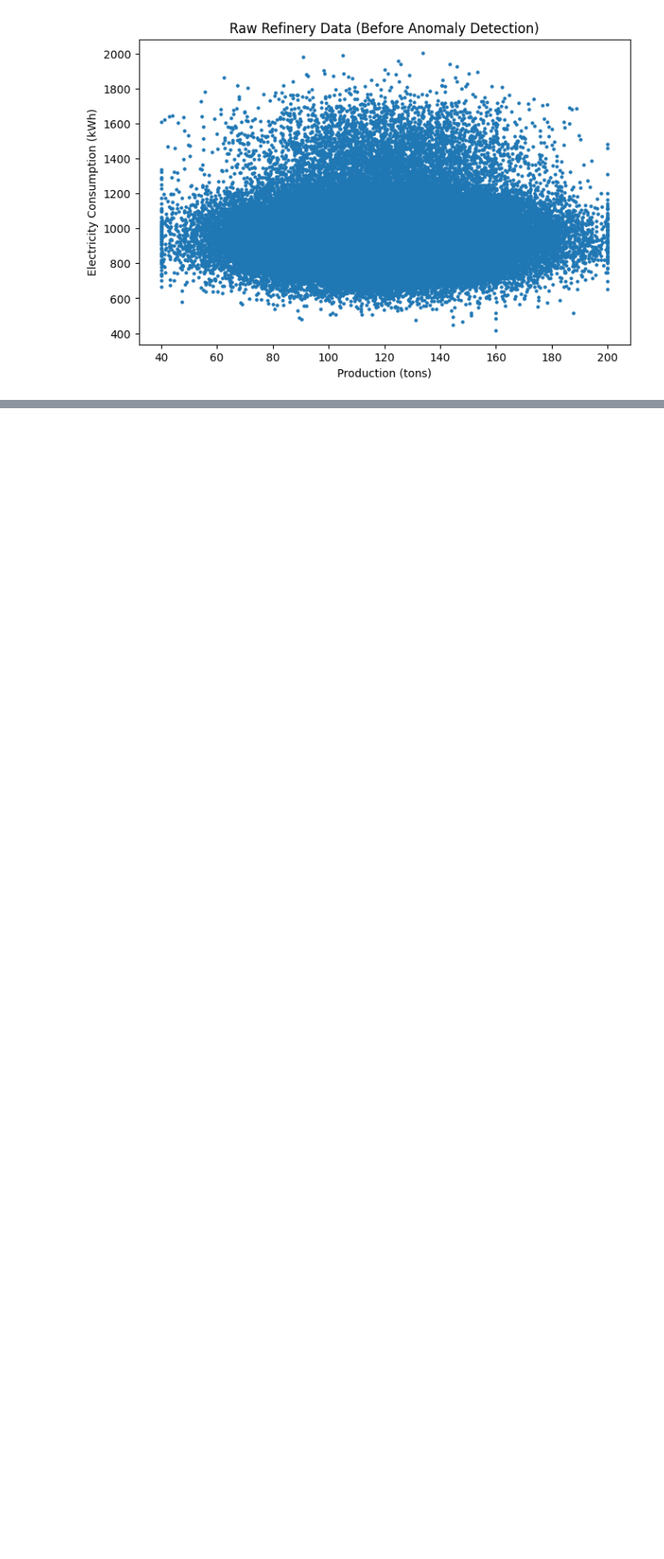
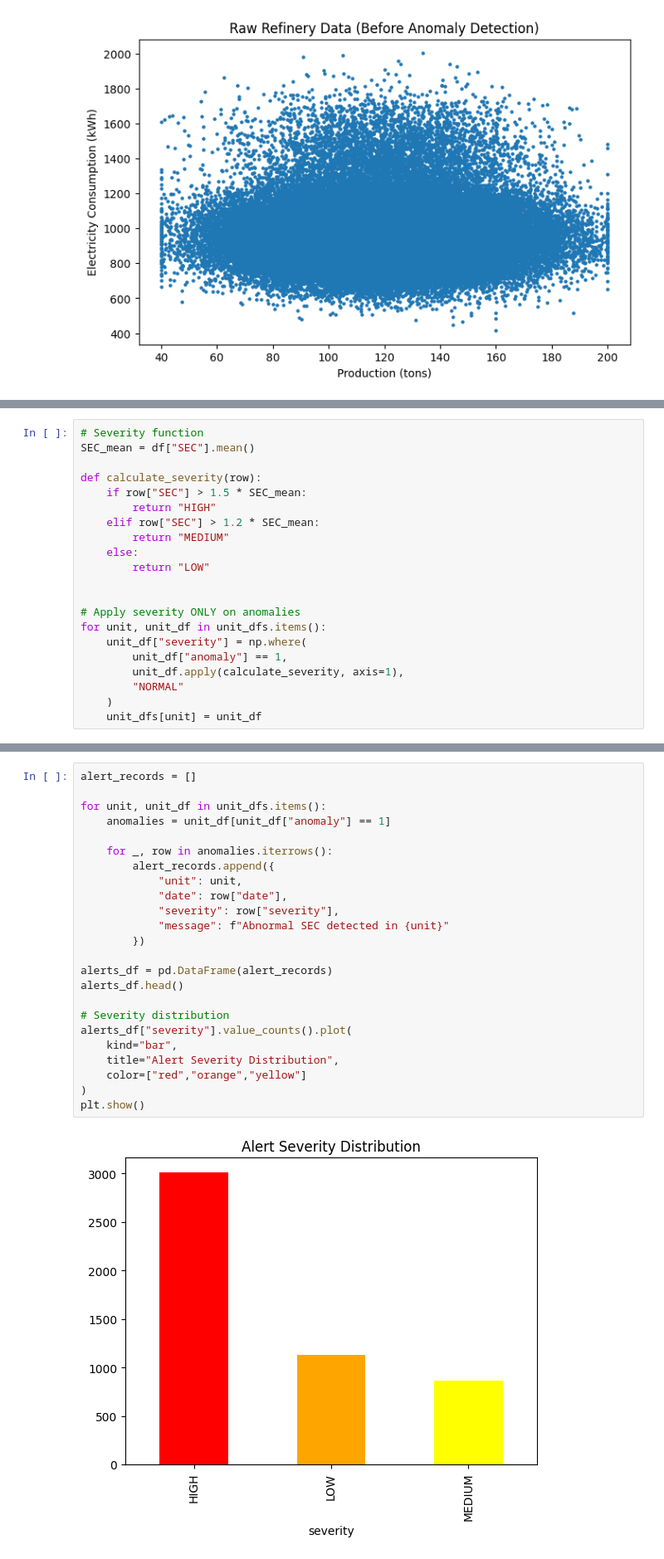
Before and after one commit to Dharamchandpatle/Refinery-AIML, a Jupyter notebook: AnamolyDetectionIOCL.ipynb, the cells around one changed output, grey strips where cells are left out. Shown at 83% size. Saved outputs shown, nothing was run; the diff lists cells and outputs as text; blank space fills up the shorter version.

```diff
--- a/AnamolyDetectionIOCL.ipynb
+++ b/AnamolyDetectionIOCL.ipynb
@@ -191,0 +192,21 @@ TypeError: Cannot convert [['Hydrocracker' 'CDU' 'DCU' ... 'CDU' 'DCU' 'DCU']] t
+# %%
+# Severity function
+SEC_mean = df["SEC"].mean()
+
+def calculate_severity(row):
+    if row["SEC"] > 1.5 * SEC_mean:
+        return "HIGH"
+    elif row["SEC"] > 1.2 * SEC_mean:
+        return "MEDIUM"
+    else:
+        return "LOW"
+
+
+# Apply severity ONLY on anomalies
+for unit, unit_df in unit_dfs.items():
+    unit_df["severity"] = np.where(
+        unit_df["anomaly"] == 1,
+        unit_df.apply(calculate_severity, axis=1),
+        "NORMAL"
+    )
+    unit_dfs[unit] = unit_df
@@ -191,0 +215,26 @@ TypeError: Cannot convert [['Hydrocracker' 'CDU' 'DCU' ... 'CDU' 'DCU' 'DCU']] t
+# %%
+alert_records = []
+
+for unit, unit_df in unit_dfs.items():
+    anomalies = unit_df[unit_df["anomaly"] == 1]
+
+    for _, row in anomalies.iterrows():
+        alert_records.append({
+            "unit": unit,
+            "date": row["date"],
+            "severity": row["severity"],
+            "message": f"Abnormal SEC detected in {unit}"
+        })
+
+alerts_df = pd.DataFrame(alert_records)
+alerts_df.head()
+
+# Severity distribution
+alerts_df["severity"].value_counts().plot(
+    kind="bar",
+    title="Alert Severity Distribution",
+    color=["red","orange","yellow"]
+)
+plt.show()
+# %% [output]
+[figure, added]
```
Also changed, not shown: parts of 16 cells of this notebook.
